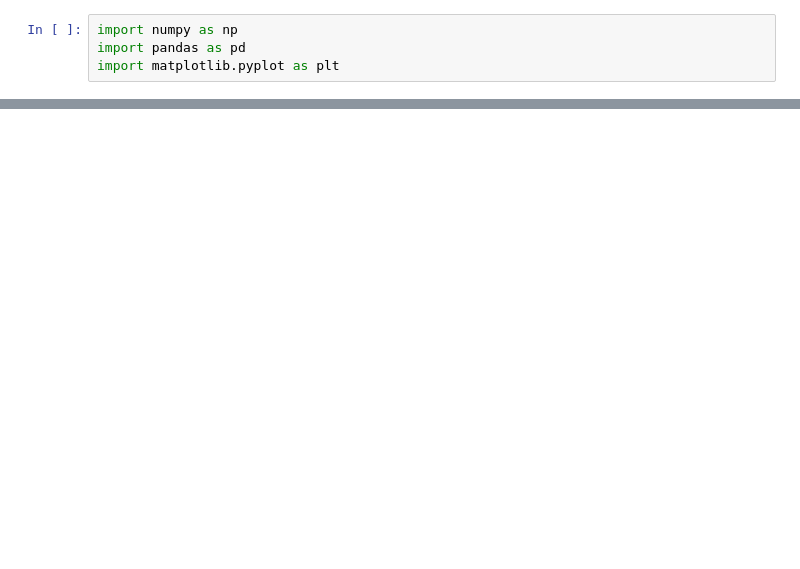
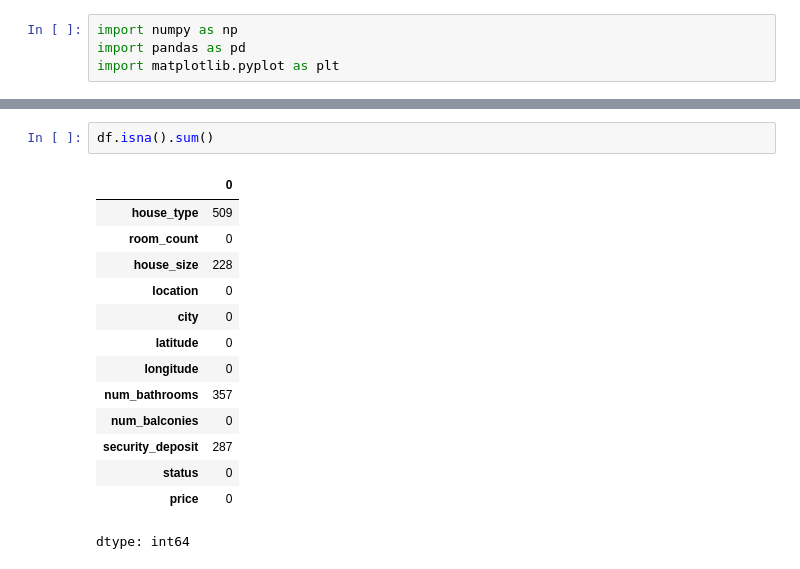
Before and after one commit to HiveCase/DA4001-AI, a Jupyter notebook: Assignments/Week2/Week2_Q6to10.ipynb, the cells around one changed output, grey strips where cells are left out. Cells and saved outputs as stored; diff of their text form; blank space fills up the shorter version.

```diff
--- a/Assignments/Week2/Week2_Q6to10.ipynb
+++ b/Assignments/Week2/Week2_Q6to10.ipynb
@@ -16,0 +39,17 @@ df.sample(5)
+# %%
+df.isna().sum()
+# %% [output]
+|  | 0 |
+| house_type | 509 |
+| room_count | 0 |
+| house_size | 228 |
+| location | 0 |
+| city | 0 |
+| latitude | 0 |
+| longitude | 0 |
+| num_bathrooms | 357 |
+| num_balconies | 0 |
+| security_deposit | 287 |
+| status | 0 |
+| price | 0 |
+dtype: int64
```
Also changed, not shown: parts of 39 cells of this notebook.
